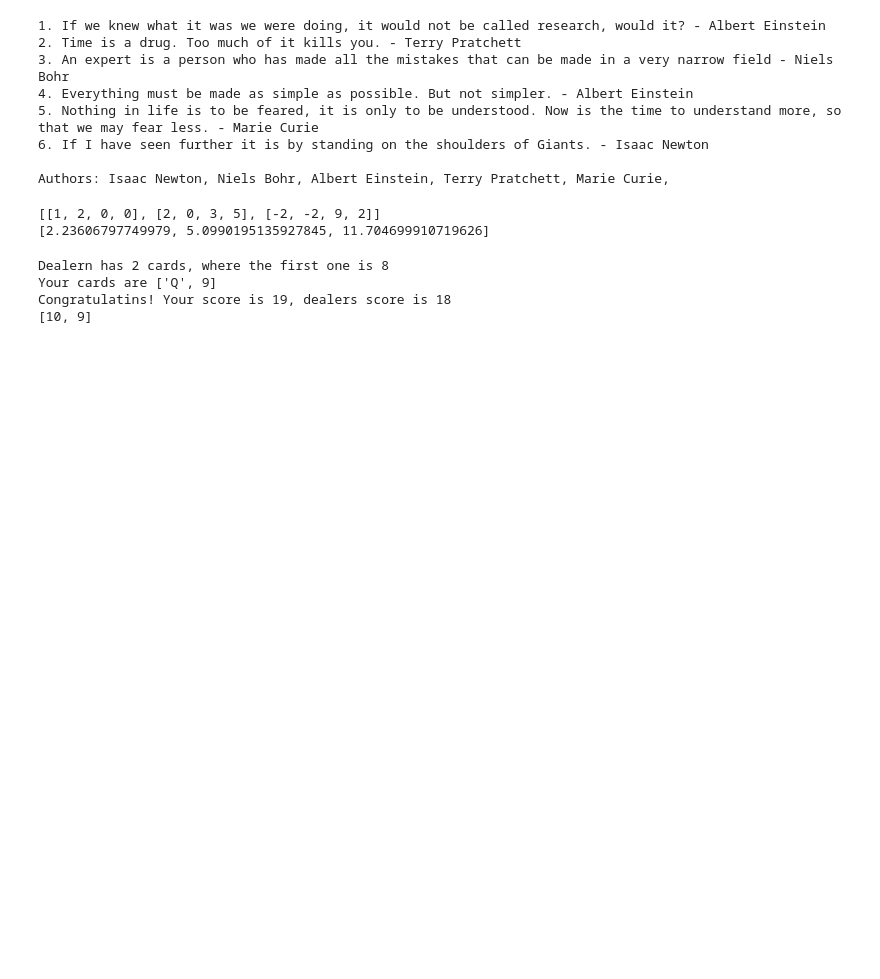
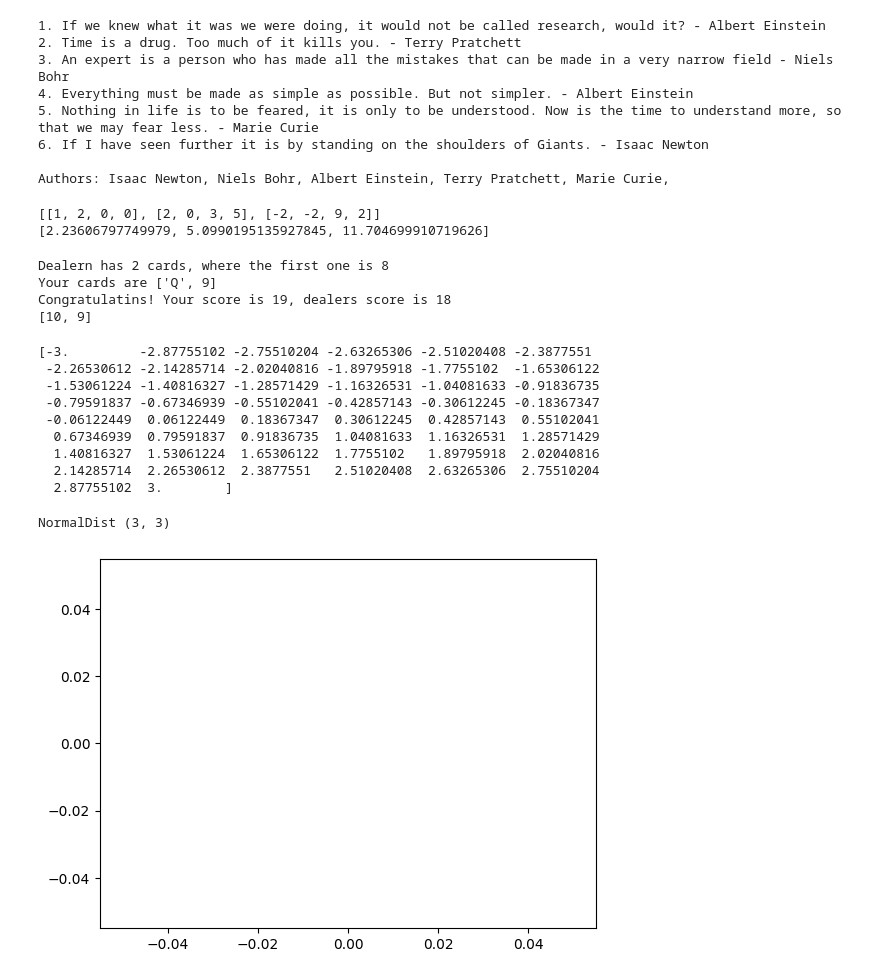
Before and after one commit to DorotaBjoorn/Python-Dorota-Bjoorn, a Jupyter notebook: Excercises/T1.ipynb, the cells around one changed output. Drawn from its saved outputs; the diff is of its cells as text; code cells hidden in the pictures; blank space fills up the shorter version.

```diff
--- a/Excercises/T1.ipynb
+++ b/Excercises/T1.ipynb
@@ -164,3 +164,53 @@ Dealern has 2 cards, where the first one is 8
 Your cards are ['Q', 9]
 Congratulatins! Your score is 19, dealers score is 18
 [10, 9]
+# %%
+# 7
+from math import sqrt, pi, log
+import matplotlib.pyplot as plt
+import numpy as np
+
+class NormalDist:
+    def __init__(self, mu: float, sigma:float) -> None:
+        self._mu = mu
+        self._sigma = sigma
+
+    def pdf (self, x: float) -> float:
+        f = (1/(self._sigma * np.sqrt(2*pi))**(np.log(-0.5*((x-self._mu)/self._sigma)**2))) # fel på uttrycketså ritar inte ut
+        return f
+
+    def plot_pdf (self, x: float) -> None:
+        x = np.linspace(-x,x,50)
+        plt.autoscale()
+        plt.plot(x, self.pdf(x))
+
+    def __add__ (self, other: float): # returnerar NOrmalDist
+        mu = self._mu + other._mu
+        sigma = self._sigma + other._sigma
+        return NormalDist(mu, sigma)
+
+    def __repr__ (self) -> str:
+        return f"NormalDist ({self._mu}, {self._sigma})"
+# %%
+nd = NormalDist(1,1)
+nd
+nd.plot_pdf(3)
+x = np.linspace(-3,3,50)
+print(x)
+nd.pdf(x)
+
+nd2 = NormalDist(2,2)
+nd3 = nd + nd2
+nd3
+# %% [output]
+[-3.         -2.87755102 -2.75510204 -2.63265306 -2.51020408 -2.3877551
+ -2.26530612 -2.14285714 -2.02040816 -1.89795918 -1.7755102  -1.65306122
+ -1.53061224 -1.40816327 -1.28571429 -1.16326531 -1.04081633 -0.91836735
+ -0.79591837 -0.67346939 -0.55102041 -0.42857143 -0.30612245 -0.18367347
+ -0.06122449  0.06122449  0.18367347  0.30612245  0.42857143  0.55102041
+  0.67346939  0.79591837  0.91836735  1.04081633  1.16326531  1.28571429
+  1.40816327  1.53061224  1.65306122  1.7755102   1.89795918  2.02040816
+  2.14285714  2.26530612  2.3877551   2.51020408  2.63265306  2.75510204
+  2.87755102  3.        ]
+NormalDist (3, 3)
+[figure, added]
```
